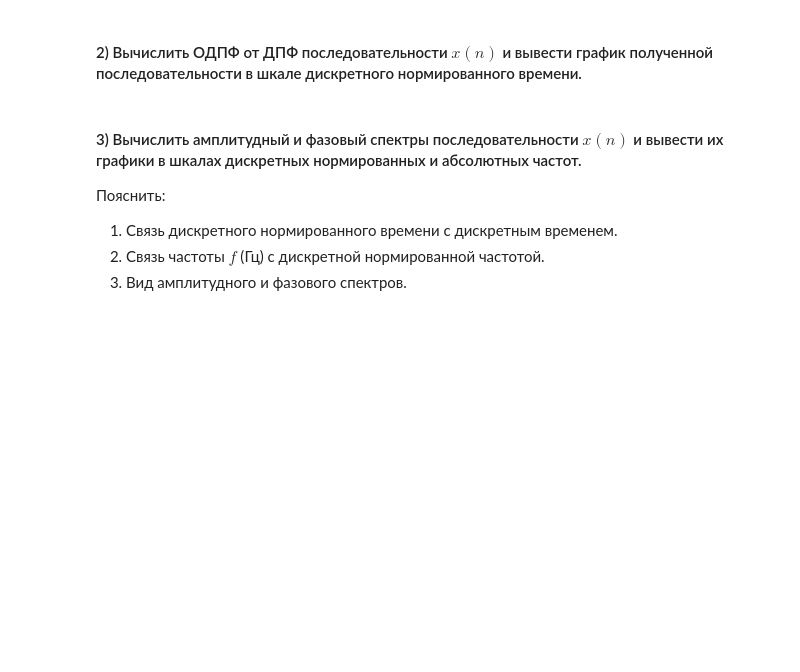
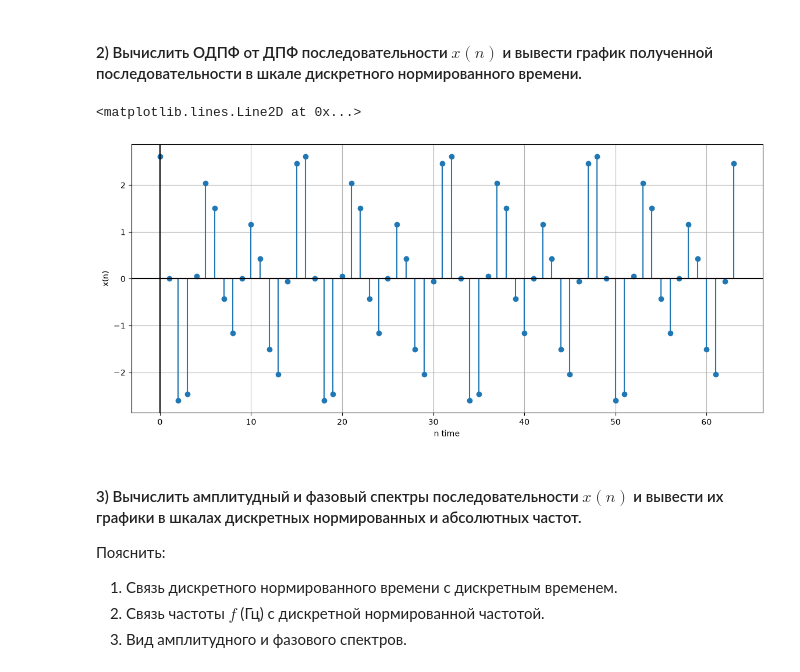
Before and after one commit to the-mvi/dsp-2026, a Jupyter notebook: 3384_Berlet_MV/task1.ipynb, the cells around one changed output. Cells and saved outputs as stored; diff of their text form; code cells hidden in the pictures; blank space fills up the shorter version.

```diff
--- a/3384_Berlet_MV/task1.ipynb
+++ b/3384_Berlet_MV/task1.ipynb
@@ -366,5 +490,41 @@ ax[1].legend()
+# %%
+from typing import Tuple
+
+def dft(input_seq: np.ndarray, inv: bool=False) -> Tuple[np.ndarray, np.ndarray]:
+    n = len(input_seq)
+
+    output_seq = []
+    w = []
+
+    multiplier = (1.0 if not inv else 1.0/n)
+    sign = (+1 if inv else -1)
+
+    for k in range(n):
+        s = 0.0 + 0.0j
+        wk = 2 * np.pi * k / n
+        for i in range(n):
+            s += input_seq[i] * np.exp(wk * i * 1j * sign)
+        w.append(wk)
+        output_seq.append(s * multiplier)
+
+    return np.array(w), np.array(np.real_if_close(output_seq, tol=1e-6))
 # %% [markdown]
 #### 2) Вычислить ОДПФ от ДПФ последовательности $x(n)$ и вывести график полученной последовательности в шкале дискретного нормированного времени.
+# %%
+w, h = dft(seq)
+_, orig_seq = dft(h, True)
+
+fig, ax = plt.subplots(figsize=(14, 6))
+time_n = range(seq_len)
+ax.stem(time_n, orig_seq, label="x(n) seq")
+ax.grid(True)
+ax.set_xlabel("n time")
+ax.set_ylabel("x(n)")
+ax.axhline(0, c="black")
+ax.axvline(0, c="black")
+# %% [output]
+<matplotlib.lines.Line2D at 0x...>
+[figure, added]
 # %% [markdown]
 #### 3) Вычислить амплитудный и фазовый спектры последовательности $x(n)$ и вывести их графики в шкалах дискретных нормированных и абсолютных частот.
 
```
Also changed, not shown: parts of 31 cells of this notebook.
